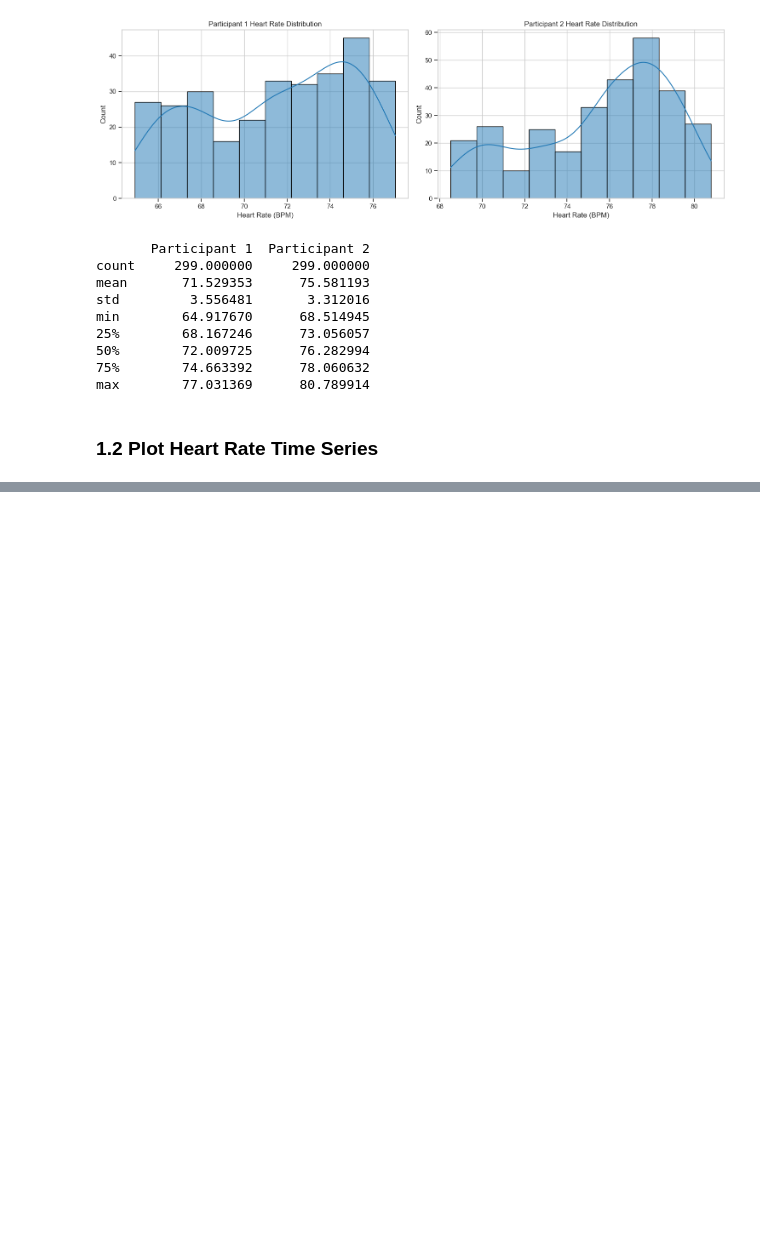
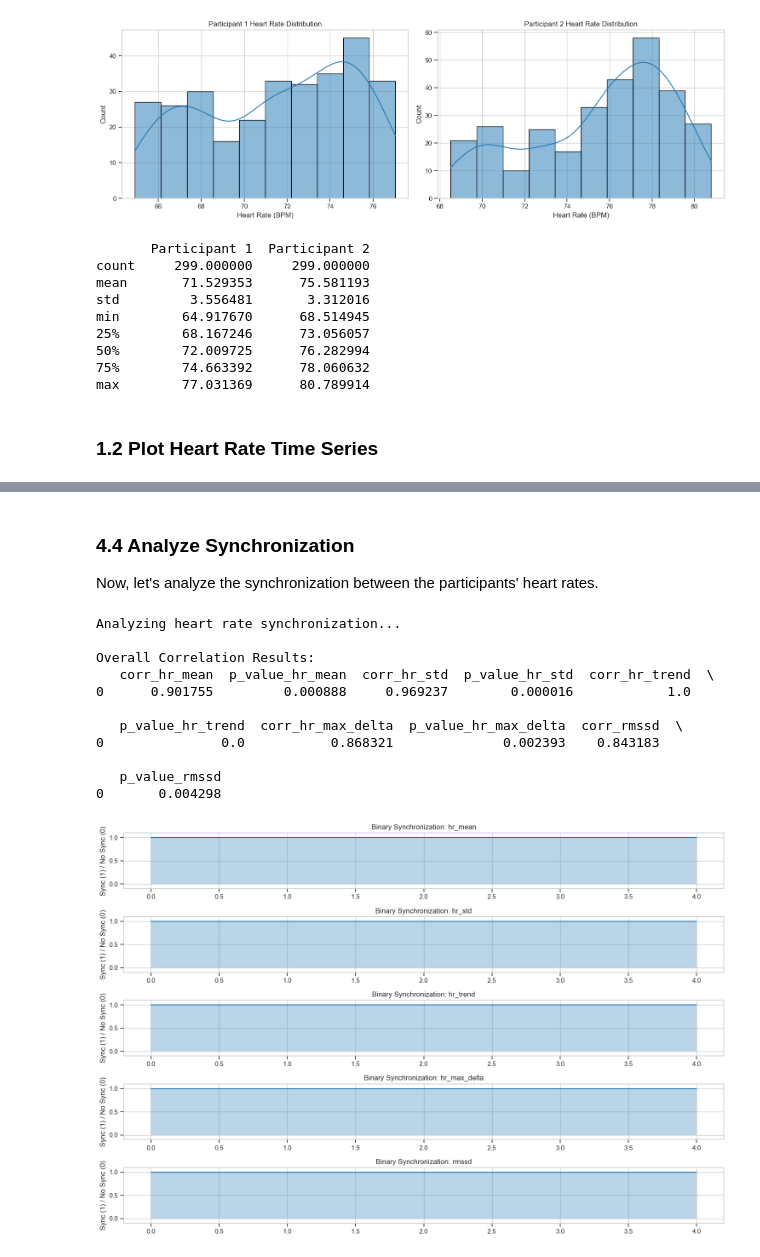
Before and after one commit to P-Oveisi/brainhack_context_flow, a Jupyter notebook: notebooks/exploration.ipynb, the cells around one changed output, grey strips where cells are left out. Drawn from its saved outputs; the diff is of its cells as text; code cells hidden in the pictures; blank space fills up the shorter version.

```diff
--- a/notebooks/exploration.ipynb
+++ b/notebooks/exploration.ipynb
@@ -289,0 +429,69 @@ python ../main.py --hr1 ../data/raw/participant1_hr.csv --hr2 ../data/raw/partic
+# %% [markdown]
+
+### 4.4 Analyze Synchronization
+
+Now, let's analyze the synchronization between the participants' heart rates.
+# %%
+if 'features_df' in locals():
+    print("Analyzing heart rate synchronization...")
+
+    # Define heart rate features
+    hr_features = ['hr_mean', 'hr_std', 'hr_trend', 'hr_max_delta', 'rmssd']
+
+    # Calculate overall correlation
+    overall_corr = calculate_pearson_correlation(features_df, hr_features)
+
+    # Calculate window-wise correlation
+    window_corr = calculate_windowwise_correlation(
+        features_df,
+        hr_features,
+        window_size=SYNC_CONFIG['correlation_window_size']
+    )
+
+    # Calculate binary synchronization for each feature
+    binary_sync = {}
+    for feature in hr_features:
+        if f'corr_{feature}' in window_corr.columns:
+            binary_sync[feature] = binary_synchronization(
+                window_corr,
+                feature,
+                threshold=SYNC_CONFIG['sync_threshold']
+            )
+
+    # Create synchronization results dictionary
+    sync_results = {
+        'overall_correlation': overall_corr,
+        'window_correlation': window_corr,
+        'binary_synchronization': binary_sync
+    }
+
+    # Display overall correlation results
+    print("\nOverall Correlation Results:")
+    print(overall_corr)
+
+    # Plot binary synchronization for each feature
+    plt.figure(figsize=(15, 10))
+
+    for i, (feature, sync_series) in enumerate(binary_sync.items()):
+        plt.subplot(len(binary_sync), 1, i+1)
+        plt.step(range(len(sync_series)), sync_series, where='mid')
+        plt.fill_between(range(len(sync_series)), 0, sync_series, step='mid', alpha=0.3)
+        plt.title(f'Binary Synchronization: {feature}')
+        plt.ylabel('Sync (1) / No Sync (0)')
+        plt.ylim(-0.1, 1.1)
+
+    plt.tight_layout()
+    plt.show()
+# %% [output]
+Analyzing heart rate synchronization...
+
+Overall Correlation Results:
+   corr_hr_mean  p_value_hr_mean  corr_hr_std  p_value_hr_std  corr_hr_trend  \
+0      0.901755         0.000888     0.969237        0.000016            1.0
+
+   p_value_hr_trend  corr_hr_max_delta  p_value_hr_max_delta  corr_rmssd  \
+0               0.0           0.868321              0.002393    0.843183
+
+   p_value_rmssd
+0       0.004298
+[figure, added]
```
Also changed, not shown: parts of 22 cells of this notebook, 31 other files.
